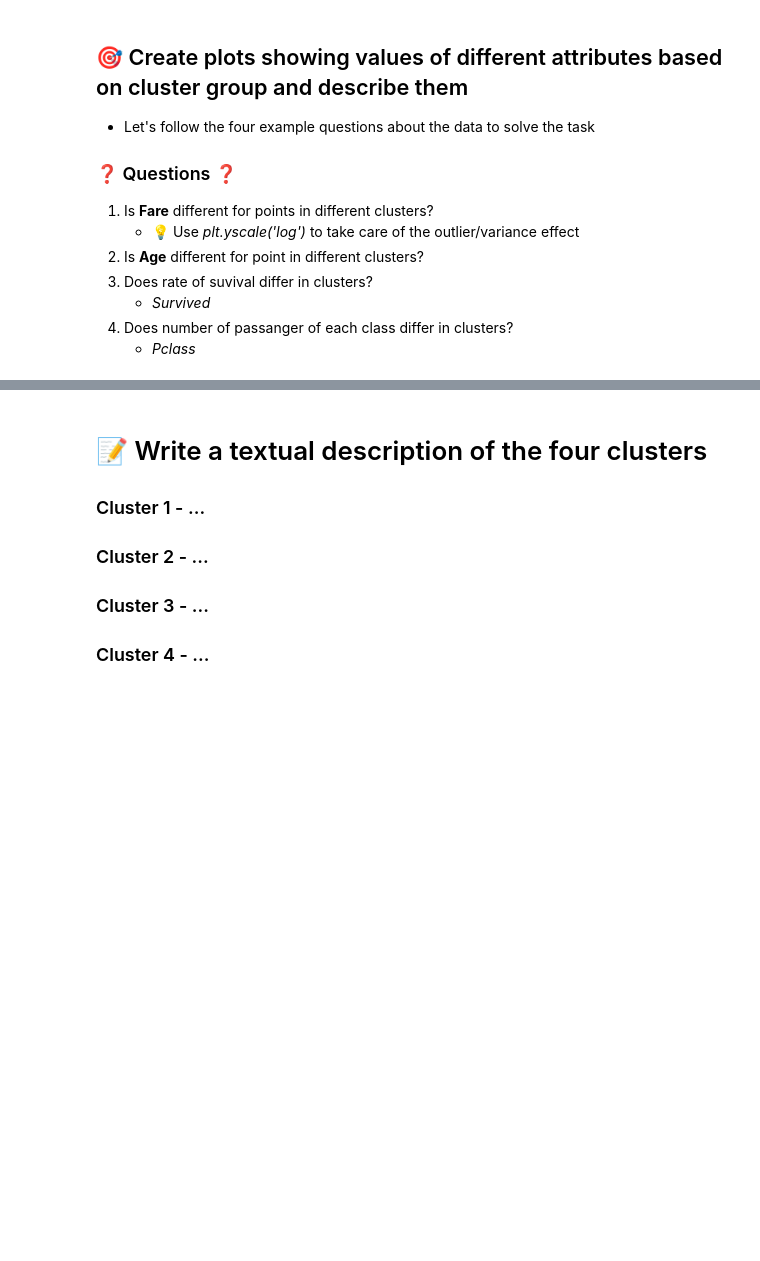
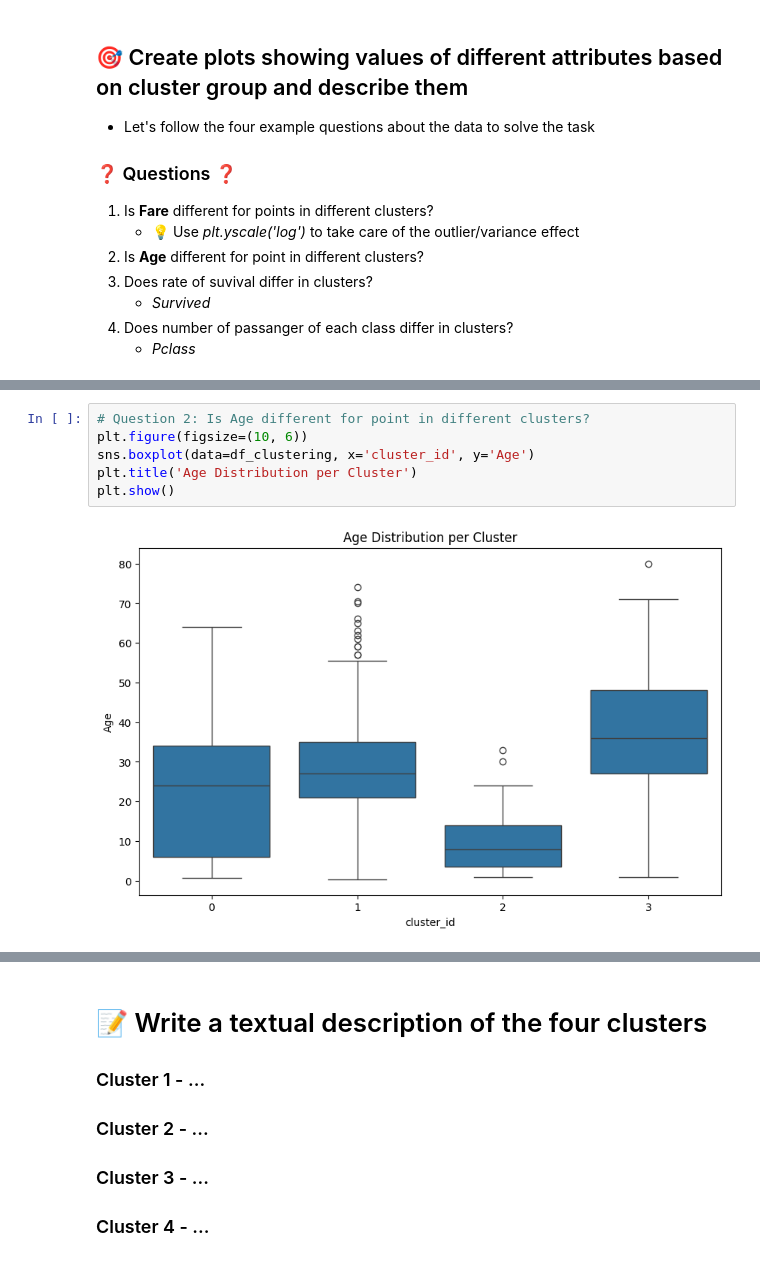
Before and after one commit to deenyse/VSB_ZSU, a Jupyter notebook: fml_04.ipynb, the cells around one changed output, grey strips where cells are left out. Saved outputs shown, nothing was run; the diff lists cells and outputs as text; blank space fills up the shorter version.

```diff
--- a/fml_04.ipynb
+++ b/fml_04.ipynb
@@ -352,0 +481,8 @@ sns.countplot(data=df_clustering, x='cluster_id')
+# %%
+# Question 2: Is Age different for point in different clusters?
+plt.figure(figsize=(10, 6))
+sns.boxplot(data=df_clustering, x='cluster_id', y='Age')
+plt.title('Age Distribution per Cluster')
+plt.show()
+# %% [output]
+[figure, added]
```
Also changed, not shown: parts of 27 cells of this notebook.
